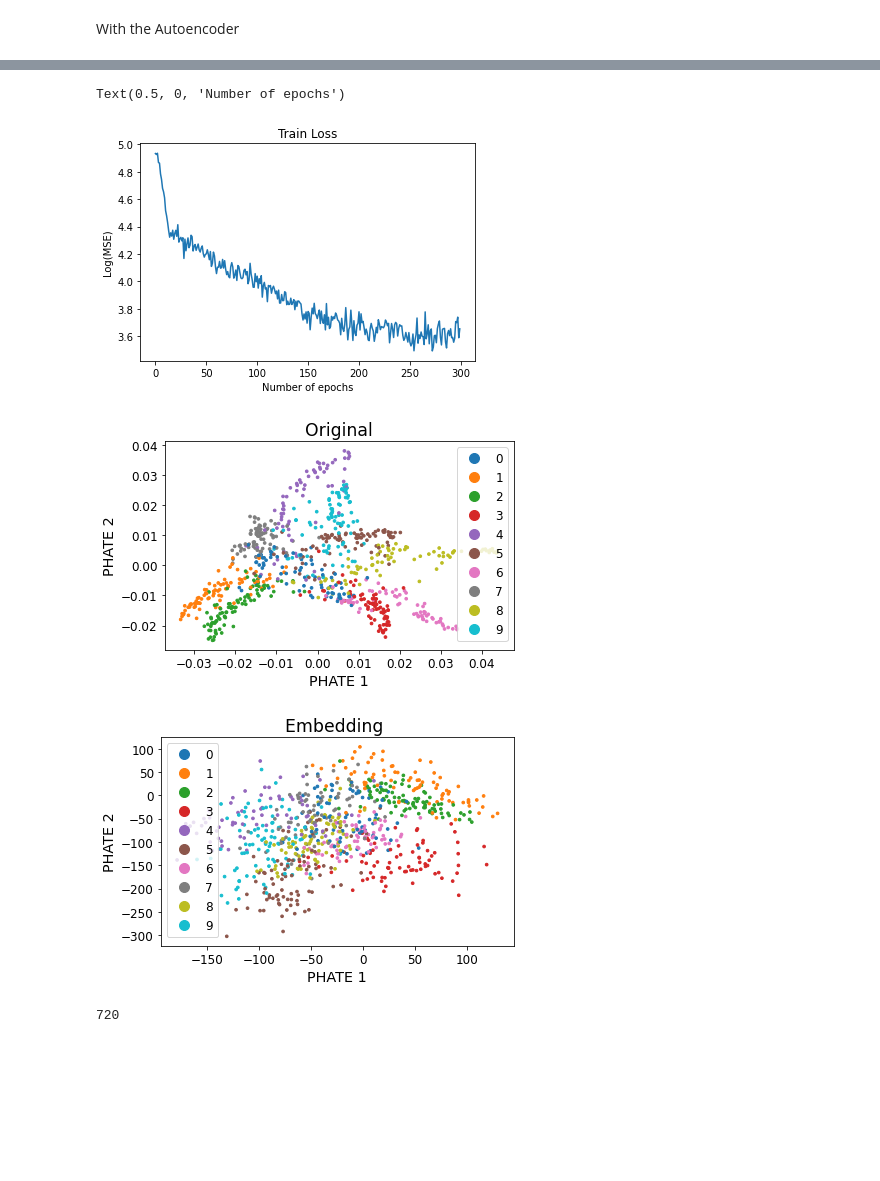
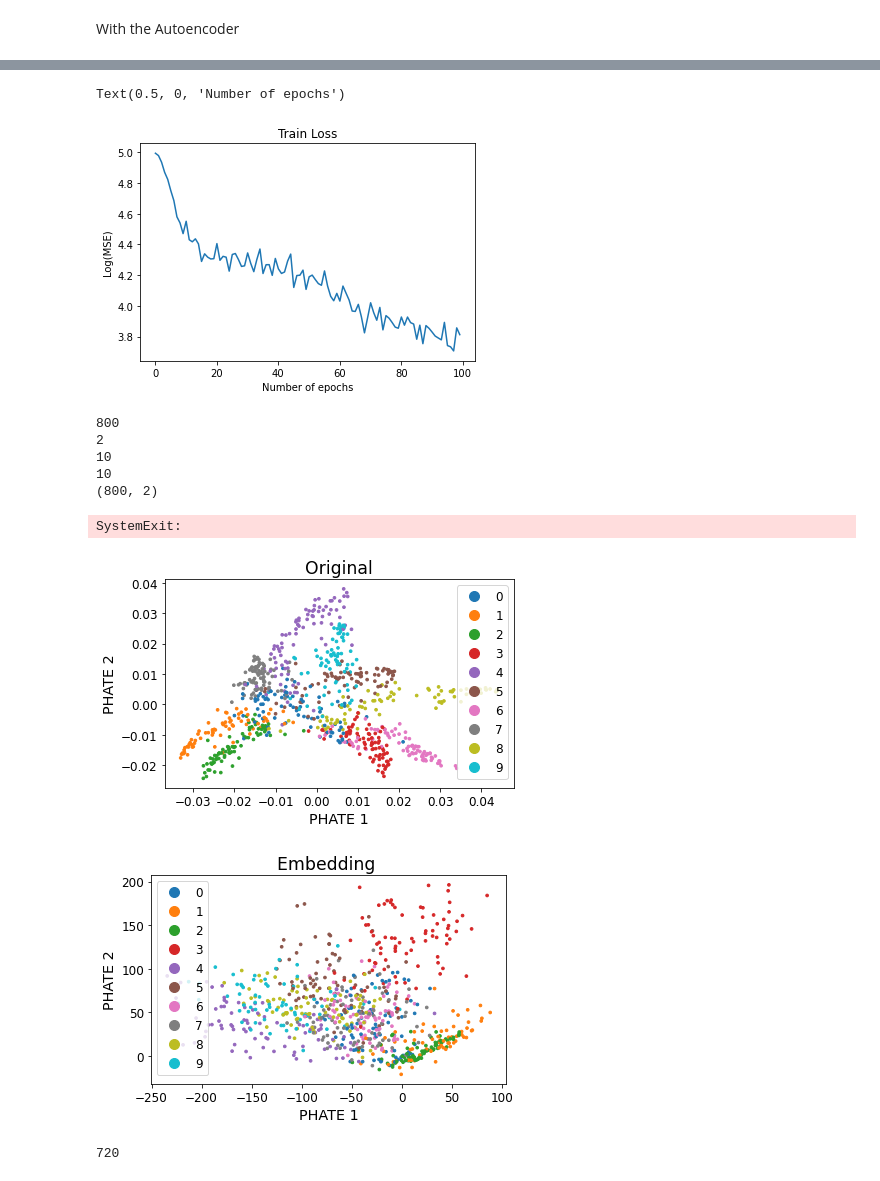
Before and after one commit to guillaumehu/phate_fim, a Jupyter notebook: notebooks/df-tree-autoencoder.ipynb, the cells around one changed output, grey strips where cells are left out. Saved outputs shown, nothing was run; the diff lists cells and outputs as text; code cells hidden in the pictures; blank space fills up the shorter version.

```diff
--- a/notebooks/df-tree-autoencoder.ipynb
+++ b/notebooks/df-tree-autoencoder.ipynb
@@ -134,7 +134,7 @@ phate_ae = Autoencoder(
 optimizer = torch.optim.AdamW(phate_ae.parameters(), lr=0.001)
 scheduler = torch.optim.lr_scheduler.StepLR(optimizer, step_size=50, gamma=0.05)
 
-n_epochs = 300
+n_epochs = 100
 n_train = int(n*0.6)
 
 #Get random train indices
@@ -245,7 +245,7 @@ plt.ylabel("Log(MSE)")
 plt.xlabel("Number of epochs")
 # %% [output]
 Text(0.5, 0, 'Number of epochs')
-[figure, old version]
+[figure, new version]
 # %%
 # Get test indices
 testind = []
@@ -266,35 +266,47 @@ cax = scprep.plot.scatter2d(
     origsamp,
     c=clustlab,
     title="Original",
     xlabel="PHATE 1",
     ylabel="PHATE 2",
 )
 
 # Visualize Embedding
 cax = scprep.plot.scatter2d(xsampout, c=clustlab, title="Embedding ",xlabel="PHATE 1",ylabel="PHATE 2")
 
 # Compute Jacobian
 Jacob = []
 for i in testind:
     X_sample = X[i].float().cuda()
     J = torch.autograd.functional.jacobian(phate_ae.encoder, X_sample).squeeze()
     Jacob.append(J.cpu().detach().numpy())
 AJacob = np.array(Jacob)
 
+print(AJacob.shape[0])
+print(AJacob.shape[1])
+print(AJacob.shape[2])
+print(X.shape[1])
+print(xsampout.shape)
+sys.exit()
 
 prod = np.empty((X.shape[1],X.shape[1]))
 #Compute FIM
 FIM = []
 for k in range(xsampout.shape[0]):
     prod = np.empty((X.shape[1],X.shape[1]))
     for i in range(AJacob.shape[2]):
         for j in range(AJacob.shape[2]):
             prod[i,j] = np.sum(AJacob[k,:,i] * AJacob[k,:,j] * np.exp(xsampout[k,:]))
 
     FIM.append(prod)
 # %% [output]
+800
+2
+10
+10
+(800, 2)
+SystemExit:
-[figure, old version]
+[figure, new version]
-[figure, old version]
+[figure, new version]
 # %%
 # Analysis/Data Visualization
 
```
Also changed, not shown: parts of 2 cells of this notebook, 7 other files.
